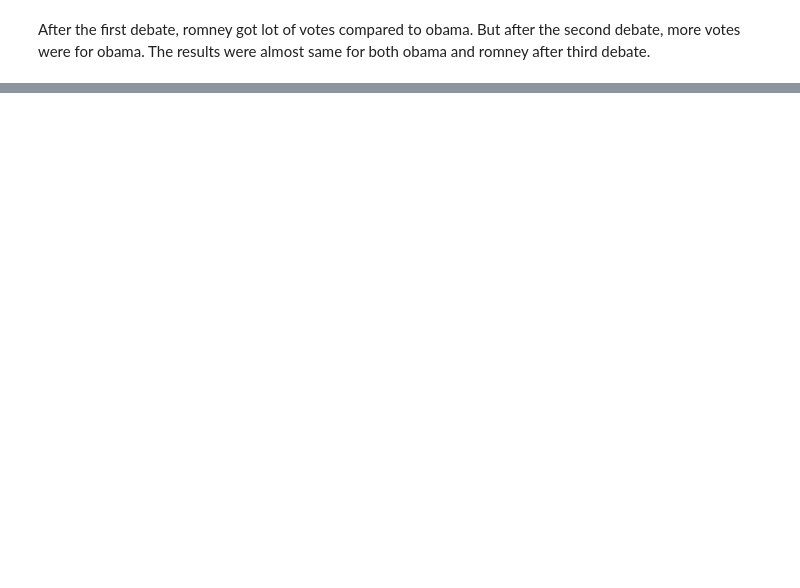
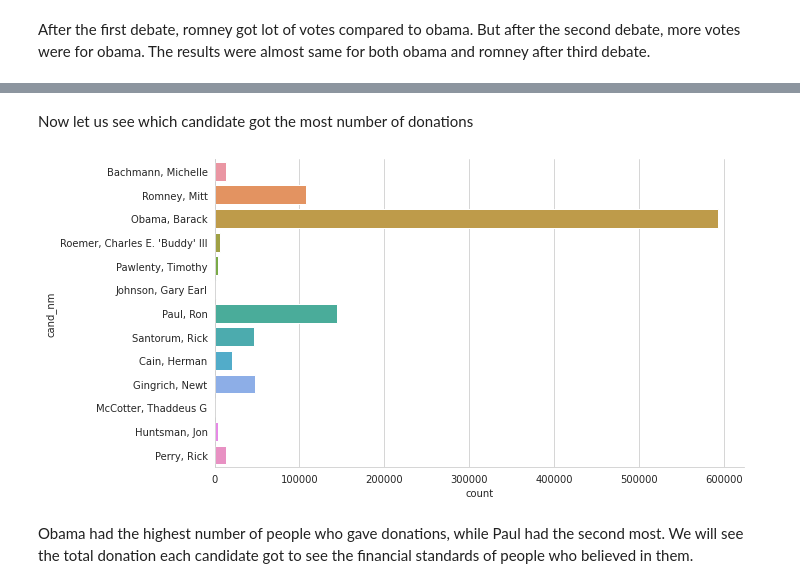
Before and after one commit to albinjohn366/2012_Election_Poll_Analysis, a Jupyter notebook: Election_Analysis.ipynb, the cells around one changed output, grey strips where cells are left out. Drawn from its saved outputs; the diff is of its cells as text; code cells hidden in the pictures; blank space fills up the shorter version.

```diff
--- a/Election_Analysis.ipynb
+++ b/Election_Analysis.ipynb
@@ -162,2 +162,5 @@ plt.show()
 # %% [markdown]
 After the first debate, romney got lot of votes compared to obama. But after the second debate, more votes were for obama. The results were almost same for both obama and romney after third debate.
+# %%
+# Reading the donor dataset
+donor_data = pd.read_csv('/Election_Donor_Data.csv', low_memory=False)
@@ -163,0 +176,9 @@ After the first debate, romney got lot of votes compared to obama. But after the
+# %% [markdown]
+Now let us see which candidate got the most number of donations
+# %%
+ax = sns.catplot(data=donor_data, y='cand_nm', kind='count', aspect=2)
+plt.show()
+# %% [output]
+[figure, added]
+# %% [markdown]
+Obama had the highest number of people who gave donations, while Paul had the second most. We will see the total donation each candidate got to see the financial standards of people who believed in them.
```
Also changed, not shown: parts of 11 cells of this notebook.
